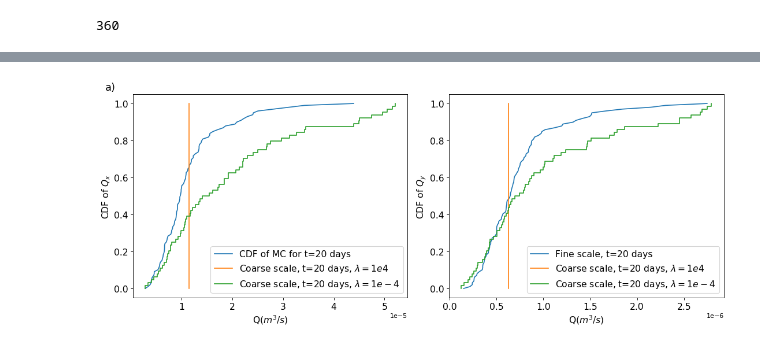
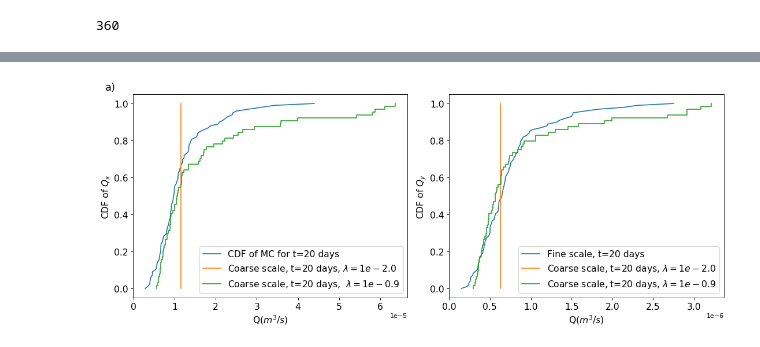
Before and after one commit to dbelivanis/Information-Theory-2, a Jupyter notebook: Optimization/check.ipynb, the cells around one changed output, grey strips where cells are left out. Cells and saved outputs as stored; diff of their text form; code cells hidden in the pictures.

```diff
--- a/Optimization/check.ipynb
+++ b/Optimization/check.ipynb
@@ -214,36 +215,36 @@ time_step = 20
 ii = N_steps_orig//(N_steps-1) * (time_step) -1
 
 Q_MC = q_MC_x[:,ii]
 
 index_MC = np.argsort(Q_MC)
 plt.plot(Q_MC[index_MC],np.linspace(0,1,100),label=rf'CDF of MC for t={time_step} days')
-plot_cdf(p,q_x ,time_step,1,label=rf'Coarse scale, t={time_step} days, $\lambda = 1e4$')
-plot_cdf(p,q_x ,time_step,22,label=rf'Coarse scale, t={time_step} days, $\lambda = 1e-4$')
+plot_cdf(p,q_x ,time_step,1,label=rf'Coarse scale, t={time_step} days, $\lambda = 1e{np.round(lam[1],1)}$')
+plot_cdf(p,q_x ,time_step,24,label=rf'Coarse scale, t={time_step} days,  $\lambda = 1e{np.round(lam[24],1)}$')
 
 plt.xlabel(r'Q($m^3/s$)', fontsize= 14)
 plt.ylabel(r'CDF of $Q_x$', fontsize= 14)
 
 plt.tick_params(axis='both', which='major', labelsize=14)
 plt.ticklabel_format(axis="x", style="sci", scilimits=(0,0))
 plt.legend(loc=4, fontsize= 14)
 
 
 ax1 = plt.subplot(122)
 Q_MC = q_MC_y[:,ii]
 
 index_MC = np.argsort(Q_MC)
 plt.plot(Q_MC[index_MC],np.linspace(0,1,100),label=rf'Fine scale, t={time_step} days')
-plot_cdf(p,q_y ,time_step,1,label=rf'Coarse scale, t={time_step} days, $\lambda = 1e4$')
-plot_cdf(p,q_y ,time_step,22,label=rf'Coarse scale, t={time_step} days, $\lambda = 1e-4$')
+plot_cdf(p,q_y ,time_step,1,label=rf'Coarse scale, t={time_step} days, $\lambda = 1e{np.round(lam[1],1)}$')
+plot_cdf(p,q_y ,time_step,24,label=rf'Coarse scale, t={time_step} days, $\lambda = 1e{np.round(lam[24],1)}$')
 
 plt.xlabel(r'Q($m^3/s$)', fontsize= 14)
 plt.ylabel(r'CDF of $Q_y$', fontsize= 14)
 
 plt.tick_params(axis='both', which='major', labelsize=14)
 plt.ticklabel_format(axis="x", style="sci", scilimits=(0,0))
 plt.legend(loc=4, fontsize= 14)
-plt.savefig('2d_cdf_paper.pdf', bbox_inches='tight',dpi=my_dpi)
+plt.savefig('./../../../plots/2d_cdf_paper.pdf', bbox_inches='tight',dpi=my_dpi)
 
 plt.show()
 # %% [output]
-[figure, old version]
+[figure, new version]
```
Also changed, not shown: parts of 22 cells of this notebook, 2 other files.
